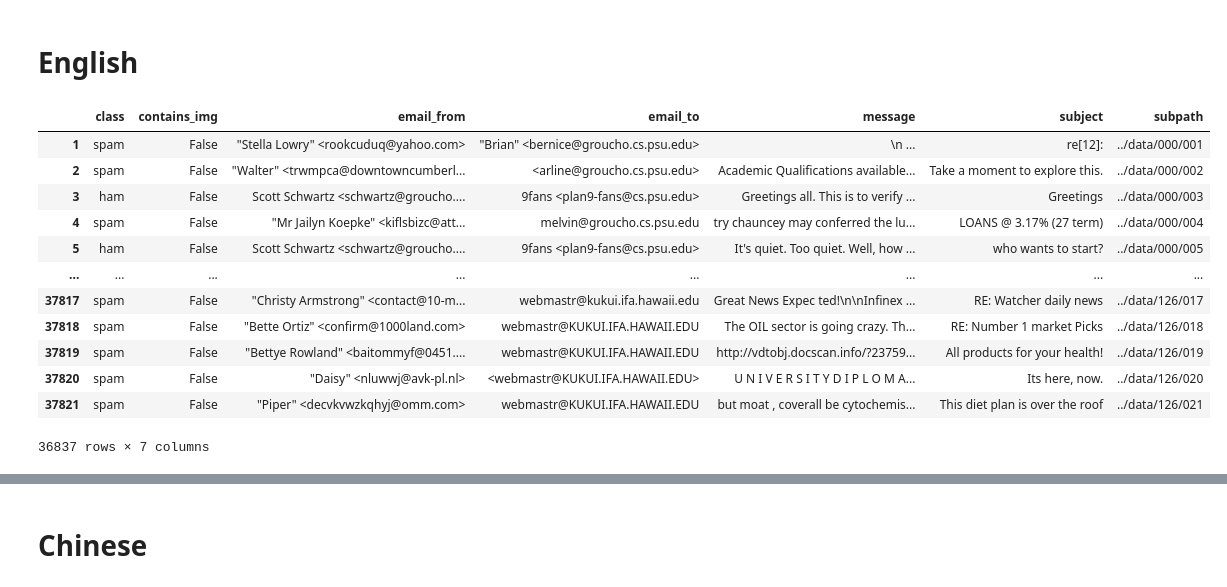
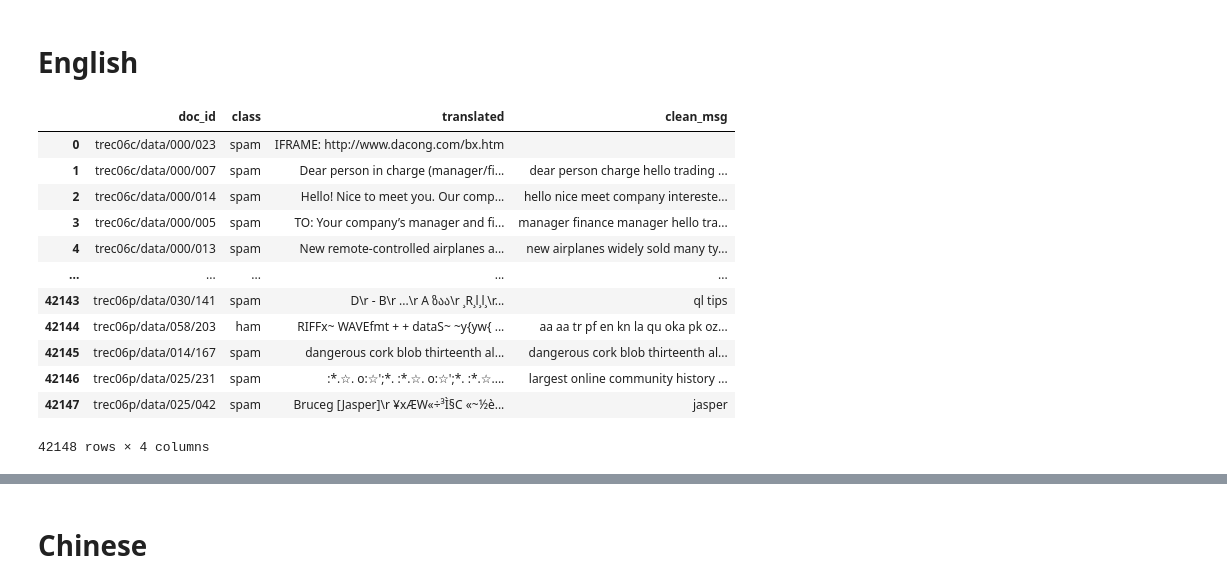
Before and after one commit to Jumpkan/DSA4266_Grp2, a Jupyter notebook: preprocessing_logreg_naive_bayes_tfidvec.ipynb, the cells around one changed output, grey strips where cells are left out. Drawn from its saved outputs; the diff is of its cells as text; code cells hidden in the pictures.

```diff
--- a/preprocessing_logreg_naive_bayes_tfidvec.ipynb
+++ b/preprocessing_logreg_naive_bayes_tfidvec.ipynb
@@ -8,20 +7,20 @@ import enchant
 # %% [markdown]
 # English
 # %%
-data=pd.read_pickle('en_emails_raw.pkl')
-# data=data[['class','message']].drop_duplicates()
+data=pd.read_pickle('full_df_en_processed.pkl').reset_index()
+# data=data[['class','processed']].drop_duplicates().rename(columns={'processed':'clean_msg'})
 data
 # %% [output]
-|  | class | contains_img | email_from | email_to | message | subject | subpath |
-| 1 | spam | False | "Stella Lowry" <rookcuduq@yahoo.com> | "Brian" <bernice@groucho.cs.psu.edu> | \n ... | re[12]: | ../data/000/001 |
-| 2 | spam | False | "Walter" <trwmpca@downtowncumberl... | <arline@groucho.cs.psu.edu> | Academic Qualifications available... | Take a moment to explore this. | ../data/000/002 |
-| 3 | ham | False | Scott Schwartz <schwartz@groucho.... | 9fans <plan9-fans@cs.psu.edu> | Greetings all. This is to verify ... | Greetings | ../data/000/003 |
-| 4 | spam | False | "Mr Jailyn Koepke" <kiflsbizc@att... | melvin@groucho.cs.psu.edu | try chauncey may conferred the lu... | LOANS @ 3.17% (27 term) | ../data/000/004 |
-| 5 | ham | False | Scott Schwartz <schwartz@groucho.... | 9fans <plan9-fans@cs.psu.edu> | It's quiet. Too quiet. Well, how ... | who wants to start? | ../data/000/005 |
-| ... | ... | ... | ... | ... | ... | ... | ... |
-| 37817 | spam | False | "Christy Armstrong" <contact@10-m... | webmastr@kukui.ifa.hawaii.edu | Great News Expec ted!\n\nInfinex ... | RE: Watcher daily news | ../data/126/017 |
-| 37818 | spam | False | "Bette Ortiz" <confirm@1000land.com> | webmastr@KUKUI.IFA.HAWAII.EDU | The OIL sector is going crazy. Th... | RE: Number 1 market Picks | ../data/126/018 |
-| 37819 | spam | False | "Bettye Rowland" <baitommyf@0451.... | webmastr@KUKUI.IFA.HAWAII.EDU | http://vdtobj.docscan.info/?23759... | All products for your health! | ../data/126/019 |
-| 37820 | spam | False | "Daisy" <nluwwj@avk-pl.nl> | <webmastr@KUKUI.IFA.HAWAII.EDU> | U N I V E R S I T Y D I P L O M A... | Its here, now. | ../data/126/020 |
-| 37821 | spam | False | "Piper" <decvkvwzkqhyj@omm.com> | webmastr@KUKUI.IFA.HAWAII.EDU | but moat , coverall be cytochemis... | This diet plan is over the roof | ../data/126/021 |
+|  | doc_id | class | translated | clean_msg |
+| 0 | trec06c/data/000/023 | spam | IFRAME: http://www.dacong.com/bx.htm |  |
+| 1 | trec06c/data/000/007 | spam | Dear person in charge (manager/fi... | dear person charge hello trading ... |
+| 2 | trec06c/data/000/014 | spam | Hello! Nice to meet you. Our comp... | hello nice meet company intereste... |
+| 3 | trec06c/data/000/005 | spam | TO: Your company’s manager and fi... | manager finance manager hello tra... |
+| 4 | trec06c/data/000/013 | spam | New remote-controlled airplanes a... | new airplanes widely sold many ty... |
+| ... | ... | ... | ... | ... |
+| 42143 | trec06p/data/030/141 | spam | D\r - B\r ...\r A ზაა\r ¸R¸l¸l¸\r... | ql tips |
+| 42144 | trec06p/data/058/203 | ham | RIFFx~ WAVEfmt + + dataS~ ~y{yw{ ... | aa aa tr pf en kn la qu oka pk oz... |
+| 42145 | trec06p/data/014/167 | spam | dangerous cork blob thirteenth al... | dangerous cork blob thirteenth al... |
+| 42146 | trec06p/data/025/231 | spam | :*.☆. o:☆';*. :*.☆. o:☆';*. :*.☆.... | largest online community history ... |
+| 42147 | trec06p/data/025/042 | spam | Bruceg [Jasper]\r ¥xÆW«÷³Ì§C «~½è... | jasper |
-36837 rows × 7 columns
+42148 rows × 4 columns
```
Also changed, not shown: parts of 17 cells of this notebook.
